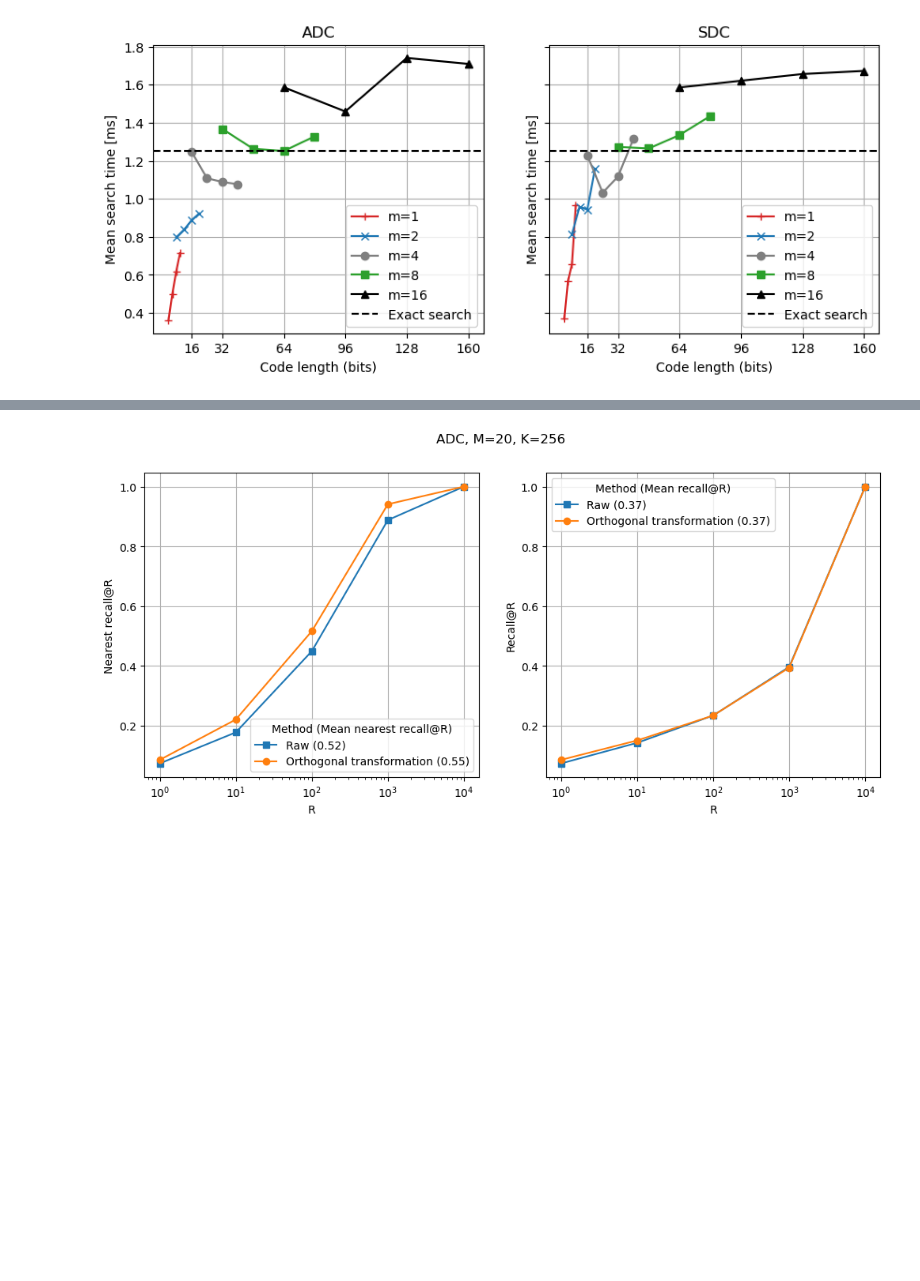
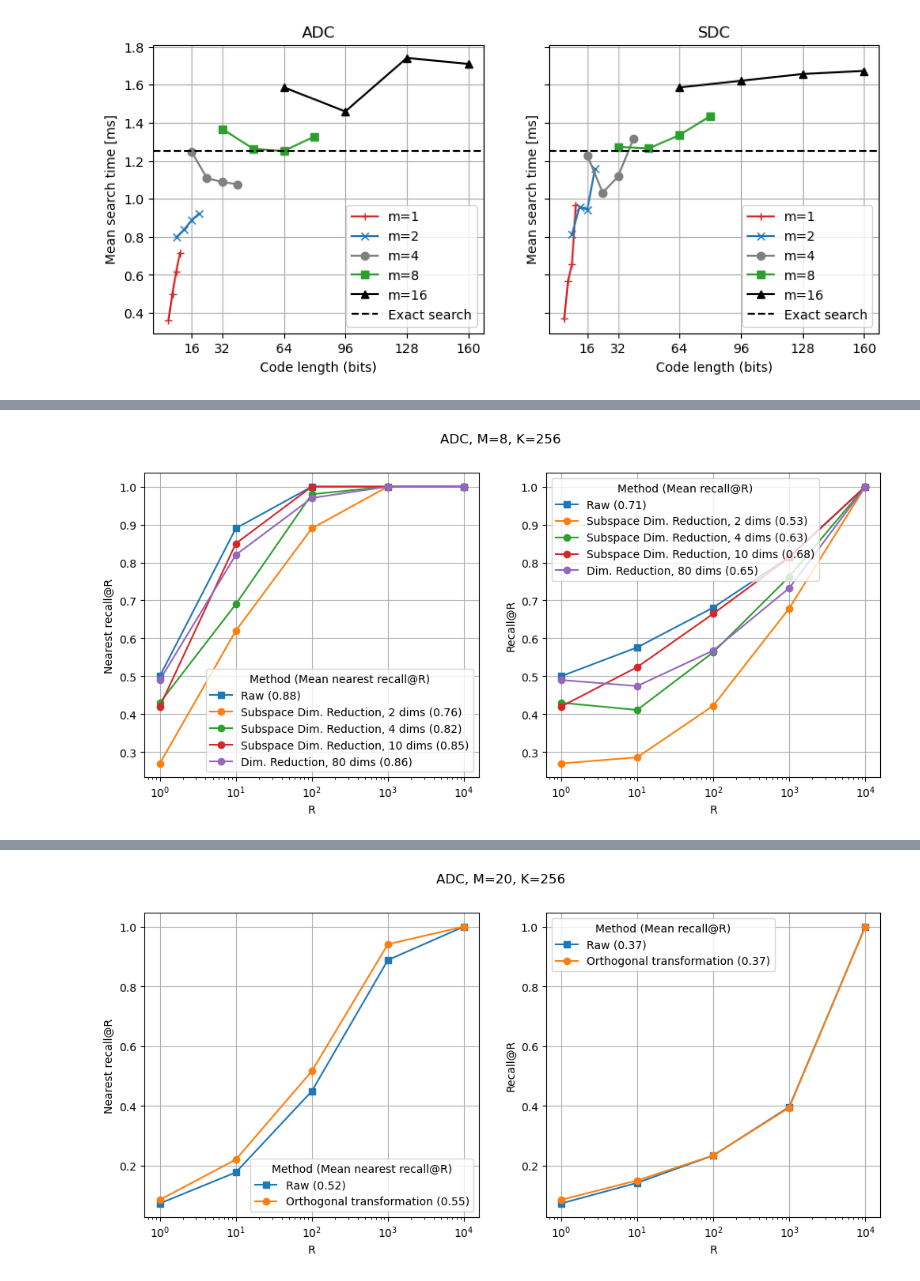
Before and after one commit to iretes/IR-proj, a Jupyter notebook: experiments.ipynb, the cells around one changed output, grey strips where cells are left out. Saved outputs shown, nothing was run; the diff lists cells and outputs as text; code cells hidden in the pictures; blank space fills up the shorter version.

```diff
--- a/experiments.ipynb
+++ b/experiments.ipynb
@@ -739,0 +743,49 @@ axs[1].grid()
+# %%
+results_pca = {}
+num_dims = [2, 4, 10]
+for dim in num_dims:
+    pq_pca.train(tr_data, add=False, num_dims=dim)
+    pq_pca.add(search_data, compute_distortions=False)
+    results_pq_pca = compute_recall(pq_pca, R, queries, exact_ranks, correct=False, sym=False)
+    results_pca[dim] = results_pq_pca
+    results_pca[dim]["search_NMSE"] = NMSE(search_data, pq_pca.decompress(pq_pca.pqcode))
+
+n_components = 80
+pca = PCA(n_components=n_components).fit(tr_data)
+tr_data_red = pca.transform(tr_data)
+search_data_red = pca.transform(search_data)
+queries_red = pca.transform(queries)
+
+pq_pca.train(tr_data_red, add=False)
+pq_pca.add(search_data_red, compute_distortions=False)
+results_pq_pca = compute_recall(pq_pca, R, queries_red, exact_ranks, correct=False, sym=False)
+results_pca["full_red"] = results_pq_pca
+results_pca["full_red"]["search_NMSE"] = NMSE(search_data_red, pq_pca.decompress(pq_pca.pqcode))
+
+fig, axs = plt.subplots(1, 2, figsize=(12, 5))
+
+axs[0].plot(R, results_pq["nearest_asym_recall_mean"], '-s', label=f"Raw ({np.mean(results_pq['nearest_asym_recall_mean']):.2f})")
+for dim in num_dims:
+    axs[0].plot(R, results_pca[dim]["nearest_asym_recall_mean"], '-o', label=f"Subspace Dim. Red., {dim} dims ({np.mean(results_pca[dim]['nearest_asym_recall_mean']):.2f})")
+axs[0].plot(R, results_pca["full_red"]["nearest_asym_recall_mean"], '-o', label=f"Dim. Red., {n_components} dims ({np.mean(results_pca['full_red']['nearest_asym_recall_mean']):.2f})")
+axs[0].set_xscale('log')
+axs[0].set_xlabel('R')
+axs[0].set_ylabel('Nearest recall@R')
+axs[0].legend(title='Method (Mean nearest recall@R)')
+axs[0].grid()
+
+axs[1].plot(R, results_pq["asym_recall_mean"], '-s', label=f"Raw ({np.mean(results_pq['asym_recall_mean']):.2f})")
+for dim in num_dims:
+    axs[1].plot(R, results_pca[dim]["asym_recall_mean"], '-o', label=f"Subspace Dim. Red., {dim} dims ({np.mean(results_pca[dim]['asym_recall_mean']):.2f})")
+axs[1].plot(R, results_pca["full_red"]["asym_recall_mean"], '-o', label=f"Dim. Red., {n_components} dims ({np.mean(results_pca['full_red']['asym_recall_mean']):.2f})")
+axs[1].set_xscale('log')
+axs[1].set_xlabel('R')
+axs[1].set_ylabel('Recall@R')
+axs[1].legend(title='Method (Mean recall@R)')
+axs[1].grid()
+
+fig.suptitle(f"ADC, M={M}, K={K}");
+
+del pq_pca
+# %% [output]
+[figure, added]
```
Also changed, not shown: parts of 8 cells of this notebook, 1 other file.
